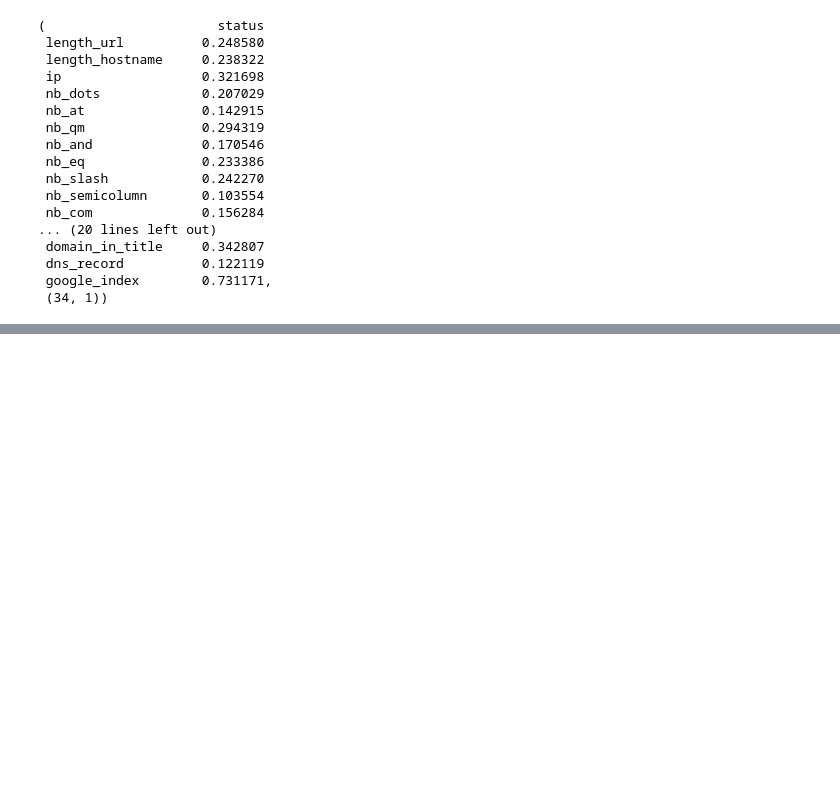
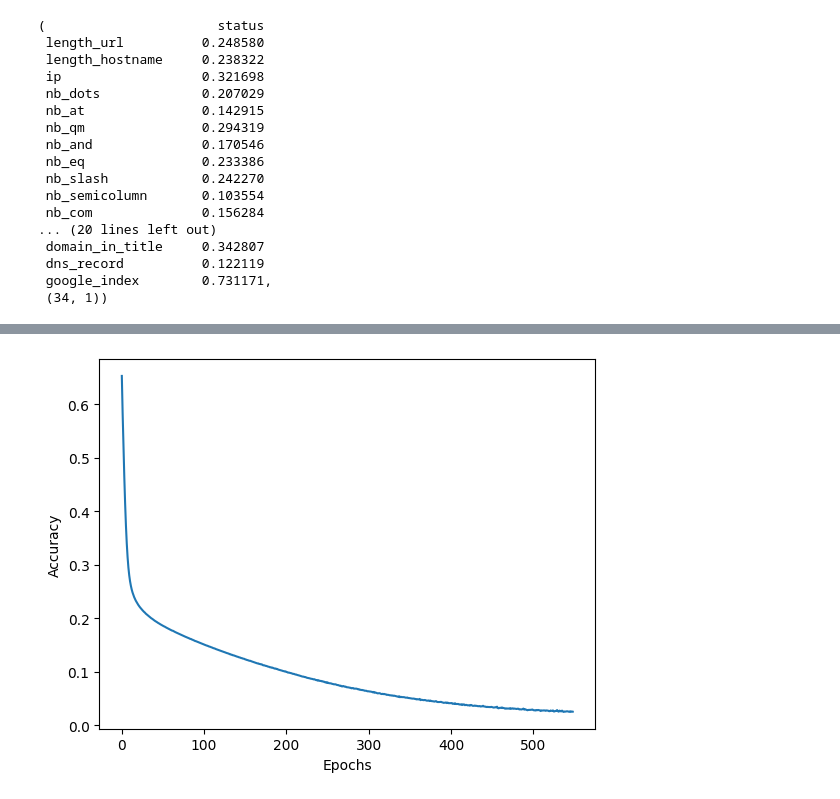
Before and after one commit to yitai-cheng/ELEC0138_Project, a Jupyter notebook: phishing_attack/MLP_phishing.ipynb, the cells around one changed output, grey strips where cells are left out. Cells and saved outputs as stored; diff of their text form; code cells hidden in the pictures; blank space fills up the shorter version.

```diff
--- a/phishing_attack/MLP_phishing.ipynb
+++ b/phishing_attack/MLP_phishing.ipynb
@@ -144,0 +321,9 @@ df_features, df_features.shape
+# %%
+#plot the neural network model accuracy
+
+plt.plot(mlp.loss_curve_)
+plt.xlabel('Epochs')
+plt.ylabel('Accuracy')
+plt.show()
+# %% [output]
+[figure, added]
```
Also changed, not shown: parts of 14 cells of this notebook, 1 other file.
